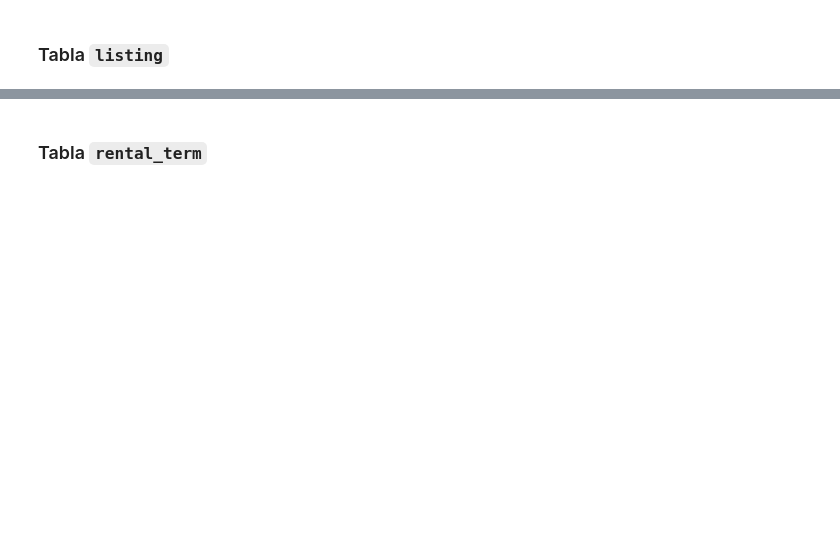
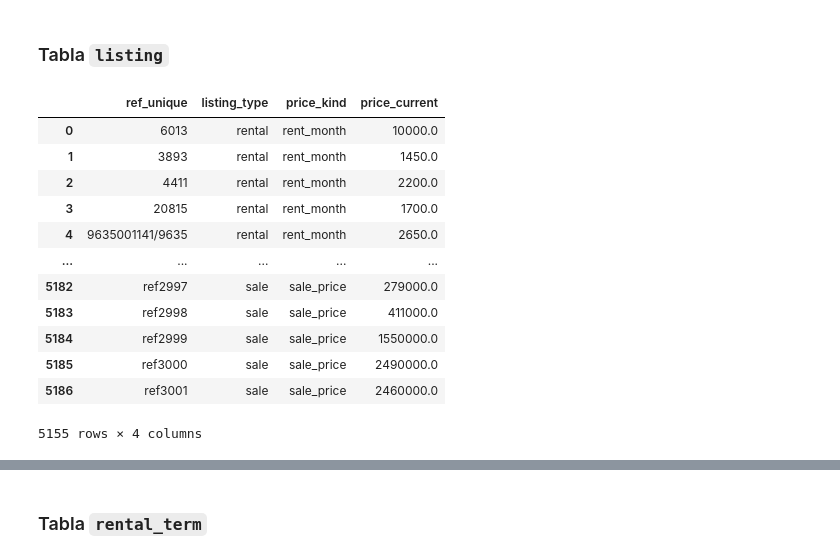
Before and after one commit to HFrutos/streamlit-house-price-prediction, a Jupyter notebook: sql/load.ipynb, the cells around one changed output, grey strips where cells are left out. Cells and saved outputs as stored; diff of their text form; code cells hidden in the pictures; blank space fills up the shorter version.

```diff
--- a/sql/load.ipynb
+++ b/sql/load.ipynb
@@ -859,0 +958,3 @@ cursor.executemany(sql_property, property_records)
+# %%
+df["dup_idx"] = df.groupby("referencia").cumcount()
+df["dup_idx"]
@@ -859,0 +982,8 @@ cursor.executemany(sql_property, property_records)
+# %%
+df["ref_unique"] = np.where(
+    df["dup_idx"] == 0,
+    df["referencia"],
+    df["referencia"] + "_x" + (df["dup_idx"] + 1).astype(str)
+)
+
+df = df.drop(columns=["dup_idx"])
@@ -860,2 +1040,19 @@ cursor.executemany(sql_property, property_records)
 # %% [markdown]
 ### Tabla ``listing``
+# %%
+df_listing = df[["ref_unique", "listing_type", "price_kind", "price_current"]]
+df_listing
+# %% [output]
+|  | ref_unique | listing_type | price_kind | price_current |
+| 0 | 6013 | rental | rent_month | 10000.0 |
+| 1 | 3893 | rental | rent_month | 1450.0 |
+| 2 | 4411 | rental | rent_month | 2200.0 |
+| 3 | 20815 | rental | rent_month | 1700.0 |
+| 4 | 9635001141/9635 | rental | rent_month | 2650.0 |
+| ... | ... | ... | ... | ... |
+| 5182 | ref2997 | sale | sale_price | 279000.0 |
+| 5183 | ref2998 | sale | sale_price | 411000.0 |
+| 5184 | ref2999 | sale | sale_price | 1550000.0 |
+| 5185 | ref3000 | sale | sale_price | 2490000.0 |
+| 5186 | ref3001 | sale | sale_price | 2460000.0 |
+5155 rows × 4 columns
```
Also changed, not shown: parts of 48 cells of this notebook, 1 other file.
